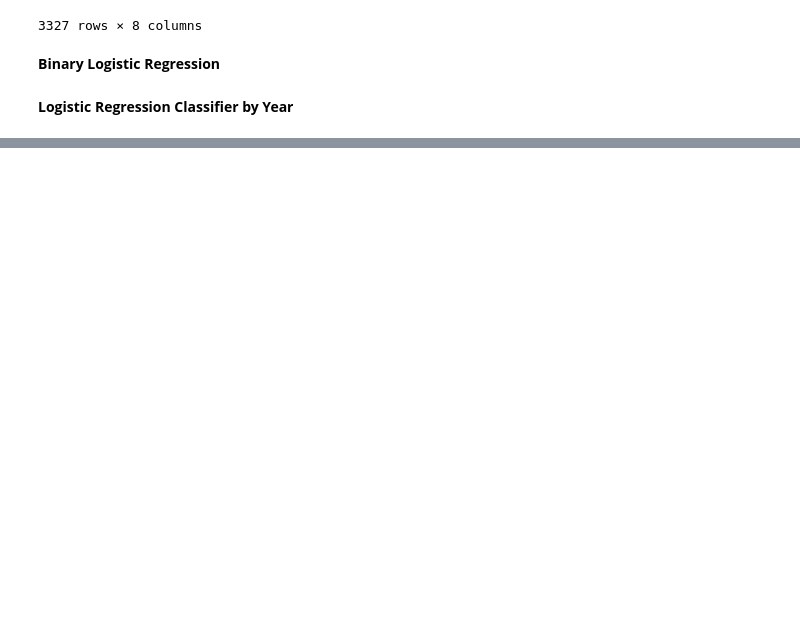
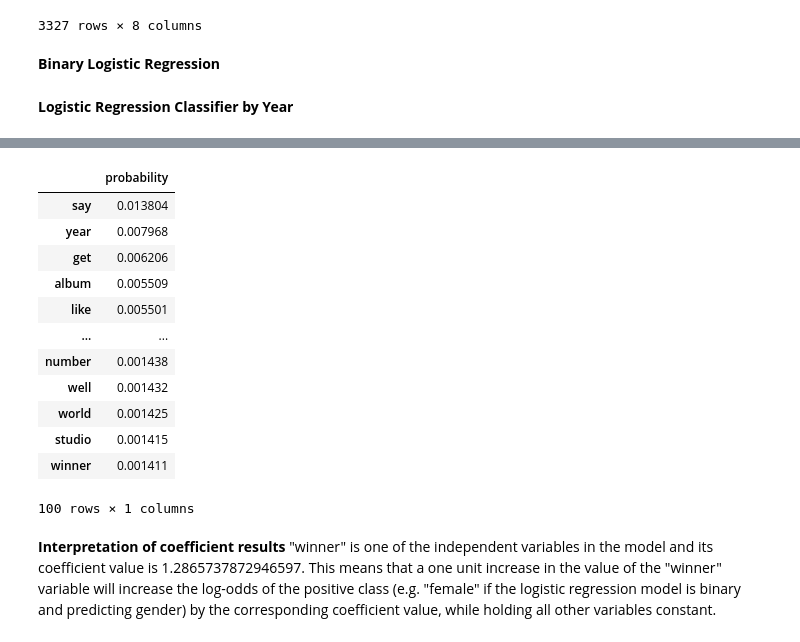
Before and after one commit to yvferreiro/MasterThesis, a Jupyter notebook: Logistic Regression.ipynb, the cells around one changed output, grey strips where cells are left out. Saved outputs shown, nothing was run; the diff lists cells and outputs as text; code cells hidden in the pictures; blank space fills up the shorter version.

```diff
--- a/Logistic Regression.ipynb
+++ b/Logistic Regression.ipynb
@@ -154,0 +268,24 @@ weighted avg       0.68      0.68      0.64       666
+# %%
+topwords_09 = df_probs_09["probability"].sort_values(ascending= False)
+
+#top 100 words with highest probability of belonging to the female class
+topwords_09 = pd.DataFrame(topwords_09)
+topwords_09.to_pickle('RESULTS09_sample.pickle')
+topwords_09.head(100)
+# %% [output]
+|  | probability |
+| say | 0.013804 |
+| year | 0.007968 |
+| get | 0.006206 |
+| album | 0.005509 |
+| like | 0.005501 |
+| ... | ... |
+| number | 0.001438 |
+| well | 0.001432 |
+| world | 0.001425 |
+| studio | 0.001415 |
+| winner | 0.001411 |
+100 rows × 1 columns
+# %% [markdown]
+**Interpretation of coefficient results**
+"winner" is one of the independent variables in the model and its coefficient value is 1.2865737872946597. This means that a one unit increase in the value of the "winner" variable will increase the log-odds of the positive class (e.g. "female" if the logistic regression model is binary and predicting gender) by the corresponding coefficient value, while holding all other variables constant.
```
Also changed, not shown: parts of 8 cells of this notebook.
